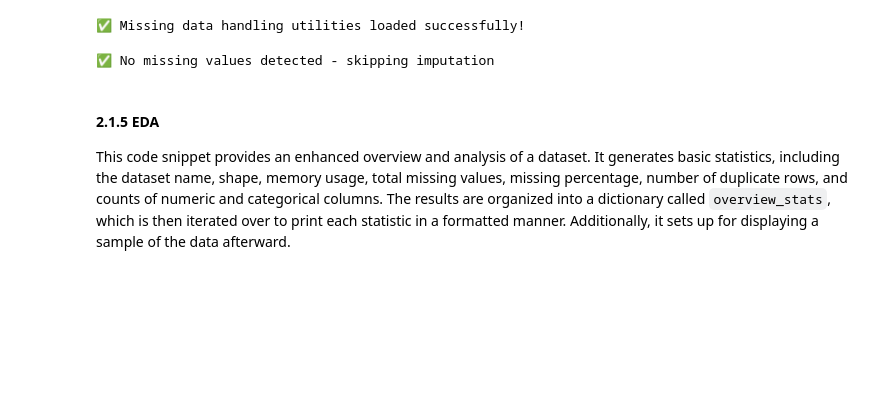
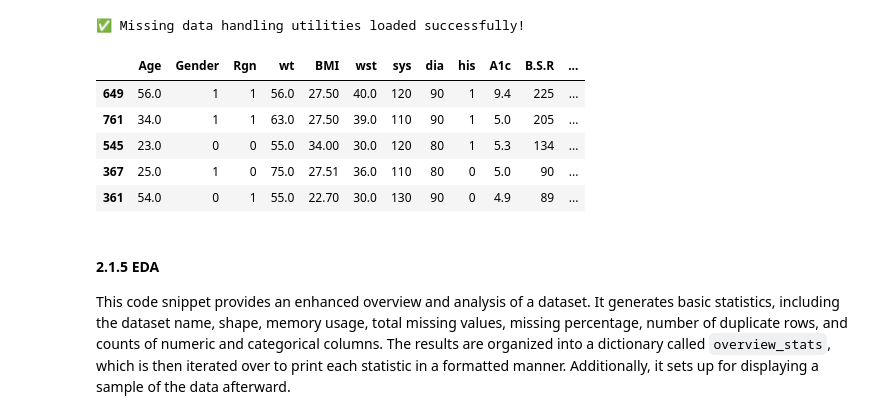
Before and after one commit to gcicc/tableGenCompare, a Jupyter notebook: SynthethicTableGenerator-Pakistani.ipynb, the cells around one changed output. Saved outputs shown, nothing was run; the diff lists cells and outputs as text; code cells hidden in the pictures; blank space fills up the shorter version.

```diff
--- a/SynthethicTableGenerator-Pakistani.ipynb
+++ b/SynthethicTableGenerator-Pakistani.ipynb
@@ -695,32 +684,17 @@ def handle_missing_data_strategy(df: pd.DataFrame, strategy: str, target_col: st
 print("✅ Missing data handling utilities loaded successfully!")
 # %% [output]
 ✅ Missing data handling utilities loaded successfully!
-# %%
-# Code Chunk ID: CHUNK_008A
-# ============================================================================
-# CONDITIONAL MISSING DATA IMPUTATION
-# ============================================================================
-# Apply missing data strategy only if missing values exist
-
-missing_count = data.isnull().sum().sum()
-
-if missing_count > 0:
-    print(f"🔧 MISSING DATA IMPUTATION")
-    print(f"📊 Found {missing_count} missing values - applying {MISSING_STRATEGY} strategy")
-
-    # Store original data
-    data_original = data.copy()
-
-    # Apply imputation using CHUNK_008 functions
-    data = handle_missing_data_strategy(data, MISSING_STRATEGY, TARGET_COLUMN)
-
-    # Report results
-    remaining = data.isnull().sum().sum()
-    print(f"✅ Imputation complete: {missing_count} → {remaining} missing values")
-else:
-    print("✅ No missing values detected - skipping imputation")
-# %% [output]
-✅ No missing values detected - skipping imputation
+# %%
+data=data.sample(n=500, random_state=42)
+data.shape
+data.head()
+# %% [output]
+|  | Age | Gender | Rgn | wt | BMI | wst | sys | dia | his | A1c | B.S.R | ... |
+| 649 | 56.0 | 1 | 1 | 56.0 | 27.50 | 40.0 | 120 | 90 | 1 | 9.4 | 225 | ... |
+| 761 | 34.0 | 1 | 1 | 63.0 | 27.50 | 39.0 | 110 | 90 | 1 | 5.0 | 205 | ... |
+| 545 | 23.0 | 0 | 0 | 55.0 | 34.00 | 30.0 | 120 | 80 | 1 | 5.3 | 134 | ... |
+| 367 | 25.0 | 1 | 0 | 75.0 | 27.51 | 36.0 | 110 | 80 | 0 | 5.0 | 90 | ... |
+| 361 | 54.0 | 0 | 1 | 55.0 | 22.70 | 30.0 | 130 | 90 | 0 | 4.9 | 89 | ... |
 # %% [markdown]
 #### 2.1.5 EDA
 This code snippet provides an enhanced overview and analysis of a dataset. It generates basic statistics, including the dataset name, shape, memory usage, total missing values, missing percentage, number of duplicate rows, and counts of numeric and categorical columns. The results are organized into a dictionary called `overview_stats`, which is then iterated over to print each statistic in a formatted manner. Additionally, it sets up for displaying a sample of the data afterward.
```
Also changed, not shown: parts of 28 cells of this notebook, 1 other file.
